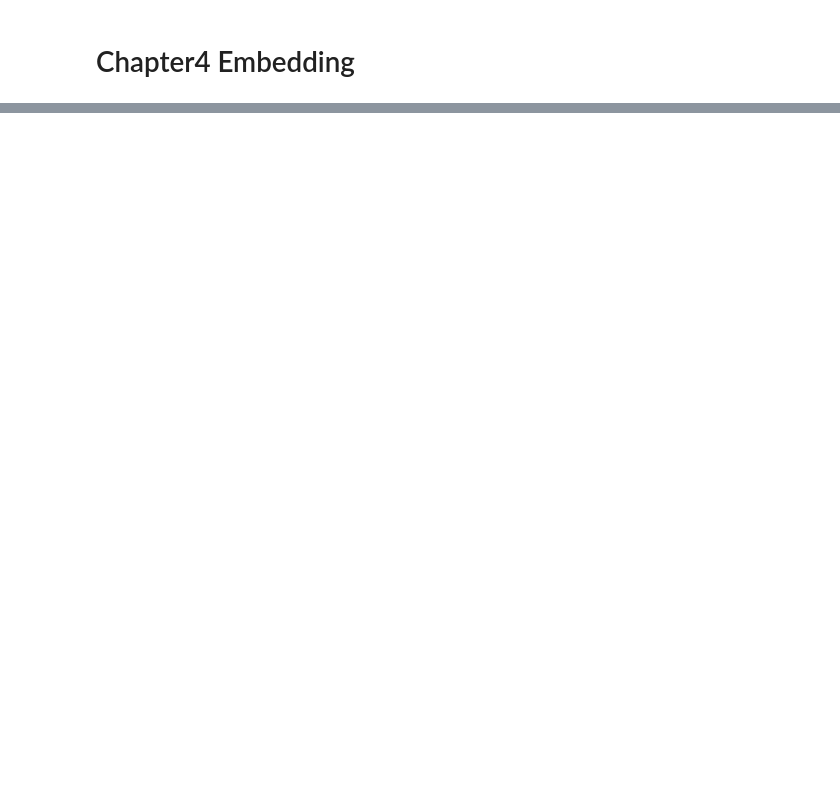
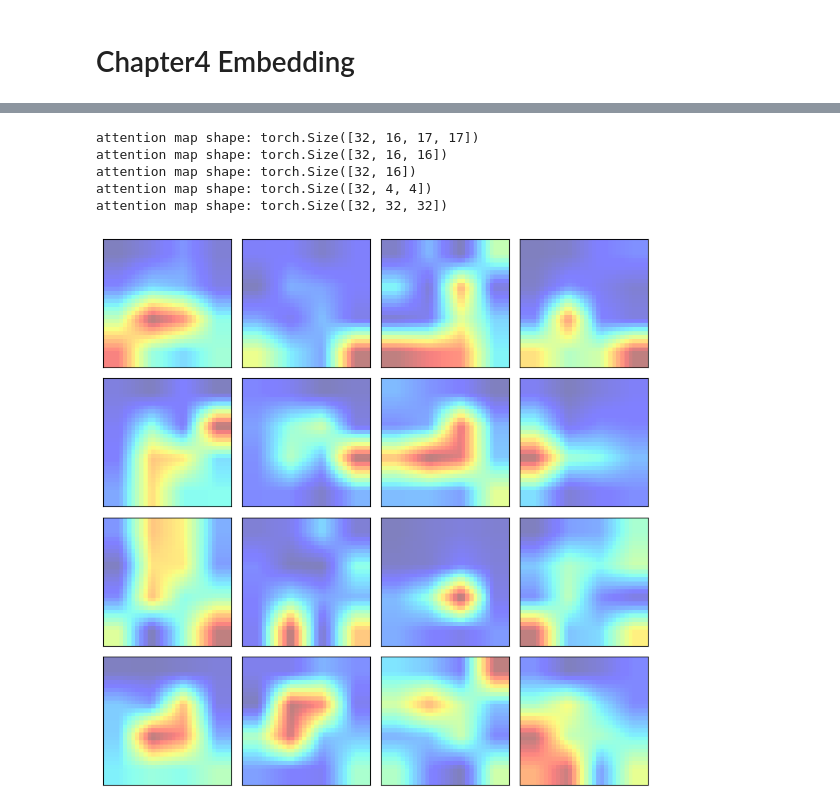
Before and after one commit to kondotaichi/everyonesTextToImage, a Jupyter notebook: notebooks/answer/chapter02_Vision Transformer.ipynb, the cells around one changed output, grey strips where cells are left out. Drawn from its saved outputs; the diff is of its cells as text; code cells hidden in the pictures; blank space fills up the shorter version.

```diff
--- a/notebooks/answer/chapter02_Vision Transformer.ipynb
+++ b/notebooks/answer/chapter02_Vision Transformer.ipynb
@@ -315,0 +611,3 @@ tokens.shape: (1, 16, 48)
+# %%
+
+model = ViTForClassfication(config).to(device)
@@ -315,0 +622,3 @@ tokens.shape: (1, 16, 48)
+# %%
+loss_fn = nn.CrossEntropyLoss()
+scaler = torch.cuda.amp.GradScaler()
@@ -315,0 +689,15 @@ tokens.shape: (1, 16, 48)
+# %%
+import math
+import torch.nn.functional as F
+
+model.load_state_dict(torch.load('files/ViT.pth'))
+model.eval()
+with torch.no_grad():
+    batch=next(iter(testloader))
+    batch = [t.to(device) for t in batch]
+    images, labels = batch
+    logits, attention_maps = model(images, output_attentions=True)
+    predictions = torch.argmax(logits, dim=1)
+
+print(predictions)
+print([names[i] for i in predictions.tolist()])
@@ -315,0 +723,31 @@ tokens.shape: (1, 16, 48)
+# %%
+with torch.no_grad():
+    attention_maps = torch.cat(attention_maps, dim=1)
+    print(f"attention map shape: {attention_maps.shape}")
+    attention_maps = attention_maps[:, :, 0, 1:]
+    print(f"attention map shape: {attention_maps.shape}")
+    attention_maps = attention_maps.mean(dim=1)
+    print(f"attention map shape: {attention_maps.shape}")
+    num_patches = attention_maps.size(-1)
+    size = int(math.sqrt(num_patches))
+    attention_maps = attention_maps.view(-1, size, size)
+    print(f"attention map shape: {attention_maps.shape}")
+    attention_maps = attention_maps.unsqueeze(1)
+    attention_maps = F.interpolate(attention_maps, size=(32, 32),
+                       mode='bilinear', align_corners=False)
+    attention_maps = attention_maps.squeeze(1)    #D
+    print(f"attention map shape: {attention_maps.shape}")
+
+fig = plt.figure(figsize=(8, 8),dpi=100)
+for i in range(16):
+    ax = fig.add_subplot(4,4, i+1, xticks=[], yticks=[])
+    ax.imshow(attention_maps[i].cpu(), alpha=0.5, cmap='jet')
+plt.tight_layout()
+plt.show()
+# %% [output]
+attention map shape: torch.Size([32, 16, 17, 17])
+attention map shape: torch.Size([32, 16, 16])
+attention map shape: torch.Size([32, 16])
+attention map shape: torch.Size([32, 4, 4])
+attention map shape: torch.Size([32, 32, 32])
+[figure, added]
```
Also changed, not shown: parts of 36 cells of this notebook, 4 other files.
